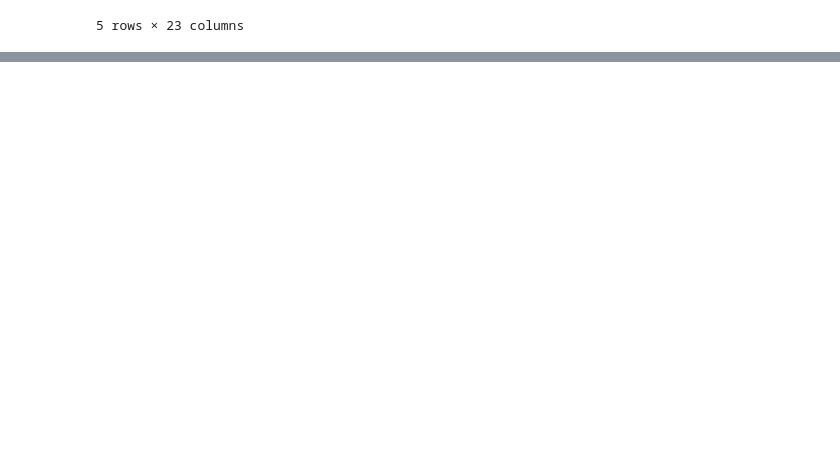
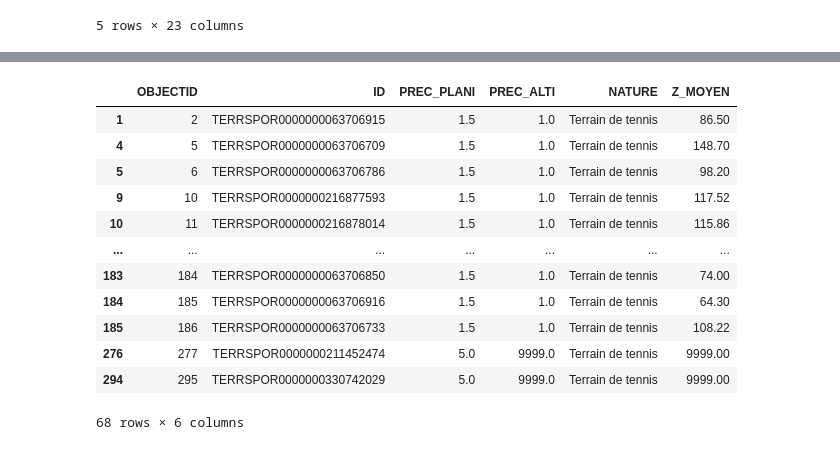
Before and after one commit to S0nia11/Projet_Sp-, a Jupyter notebook: Nettoyage data/Datasets/Equipements/Nettoyage_datasets_equip.ipynb, the cells around one changed output, grey strips where cells are left out. Saved outputs shown, nothing was run; the diff lists cells and outputs as text; code cells hidden in the pictures; blank space fills up the shorter version.

```diff
--- a/Nettoyage data/Datasets/Equipements/Nettoyage_datasets_equip.ipynb
+++ b/Nettoyage data/Datasets/Equipements/Nettoyage_datasets_equip.ipynb
@@ -90,0 +110,3 @@ df_re_eq.head()
+# %%
+df_bd = pd.read_csv('SIG_BDTOPO.csv')
+df_bd.head()
@@ -91,3 +120,20 @@ df_re_eq.head()
+# %%
+df_filtered = df_bd[df_bd['NATURE'] == 'Terrain de tennis']
+df_filtered
+# %% [output]
+|  | OBJECTID | ID | PREC_PLANI | PREC_ALTI | NATURE | Z_MOYEN |
+| 1 | 2 | TERRSPOR0000000063706915 | 1.5 | 1.0 | Terrain de tennis | 86.50 |
+| 4 | 5 | TERRSPOR0000000063706709 | 1.5 | 1.0 | Terrain de tennis | 148.70 |
+| 5 | 6 | TERRSPOR0000000063706786 | 1.5 | 1.0 | Terrain de tennis | 98.20 |
+| 9 | 10 | TERRSPOR0000000216877593 | 1.5 | 1.0 | Terrain de tennis | 117.52 |
+| 10 | 11 | TERRSPOR0000000216878014 | 1.5 | 1.0 | Terrain de tennis | 115.86 |
+| ... | ... | ... | ... | ... | ... | ... |
+| 183 | 184 | TERRSPOR0000000063706850 | 1.5 | 1.0 | Terrain de tennis | 74.00 |
+| 184 | 185 | TERRSPOR0000000063706916 | 1.5 | 1.0 | Terrain de tennis | 64.30 |
+| 185 | 186 | TERRSPOR0000000063706733 | 1.5 | 1.0 | Terrain de tennis | 108.22 |
+| 276 | 277 | TERRSPOR0000000211452474 | 5.0 | 9999.0 | Terrain de tennis | 9999.00 |
+| 294 | 295 | TERRSPOR0000000330742029 | 5.0 | 9999.0 | Terrain de tennis | 9999.00 |
+68 rows × 6 columns
 # %%
 df = pd.read_csv('fr-en-dataes-types-d-equipement.csv', sep=';')
 df.to_excel('fr-en-dataes-types-d-equipement.xlsx', index=False)
```
Also changed, not shown: parts of 7 cells of this notebook, 3 other files.
